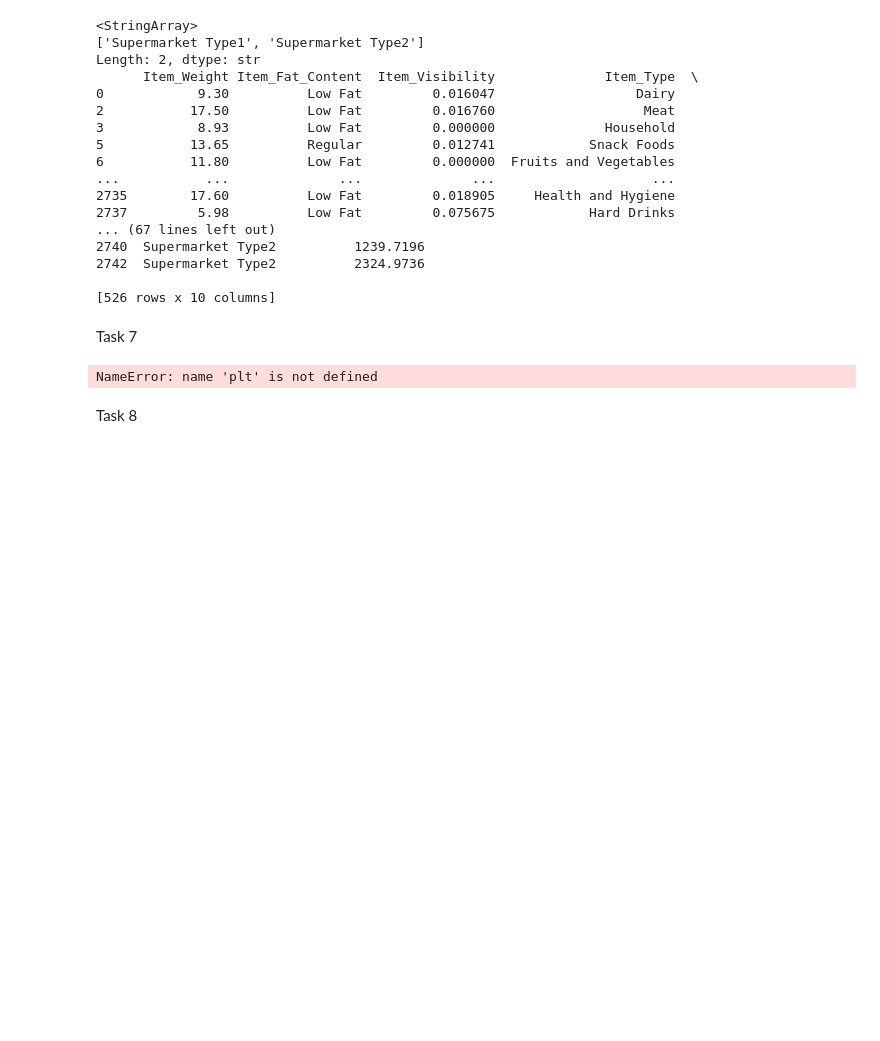
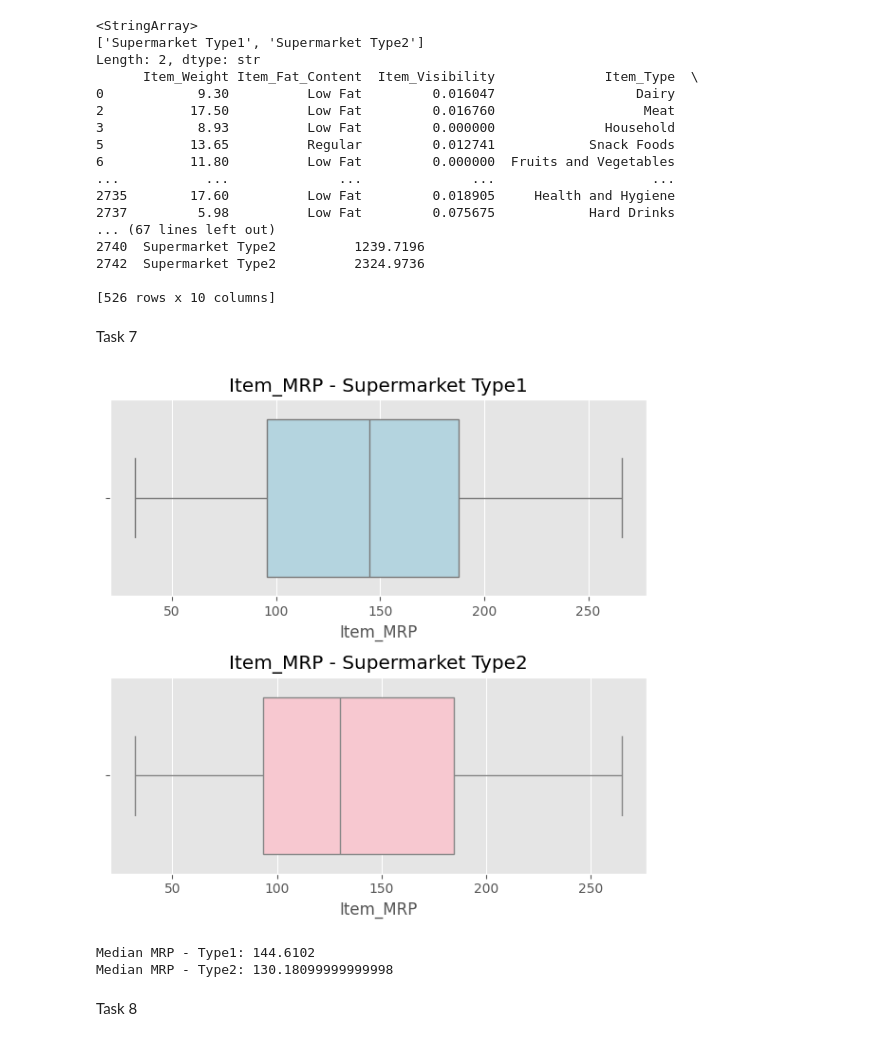
Before and after one commit to SaltyAnd/Dave3625-Oblig1, a Jupyter notebook: Oblig1.ipynb, the cells around one changed output. Cells and saved outputs as stored; diff of their text form; code cells hidden in the pictures; blank space fills up the shorter version.

```diff
--- a/Oblig1.ipynb
+++ b/Oblig1.ipynb
@@ -152,8 +154,24 @@ Length: 2, dtype: str
 Task 7
 # %%
 plt.style.use('ggplot')
+
+fig, axes = plt.subplots(2, 1, figsize=(6, 6))
+
+sns.boxplot(x=SupType_1['Item_MRP'], ax=axes[0], color='lightblue')
+axes[0].set_title('Item_MRP - Supermarket Type1')
+
+sns.boxplot(x=SupType_2['Item_MRP'], ax=axes[1], color='pink')
+axes[1].set_title('Item_MRP - Supermarket Type2')
+
+plt.tight_layout()
+plt.show()
+
+print("Median MRP - Type1:", SupType_1['Item_MRP'].median())
+print("Median MRP - Type2:", SupType_2['Item_MRP'].median())
 # %% [output]
+[figure, added]
-NameError: name 'plt' is not defined
+Median MRP - Type1: 144.6102
+Median MRP - Type2: 130.18099999999998
 # %% [markdown]
 Task 8
 # %% [markdown]
```
Also changed, not shown: parts of 1 cell of this notebook.
